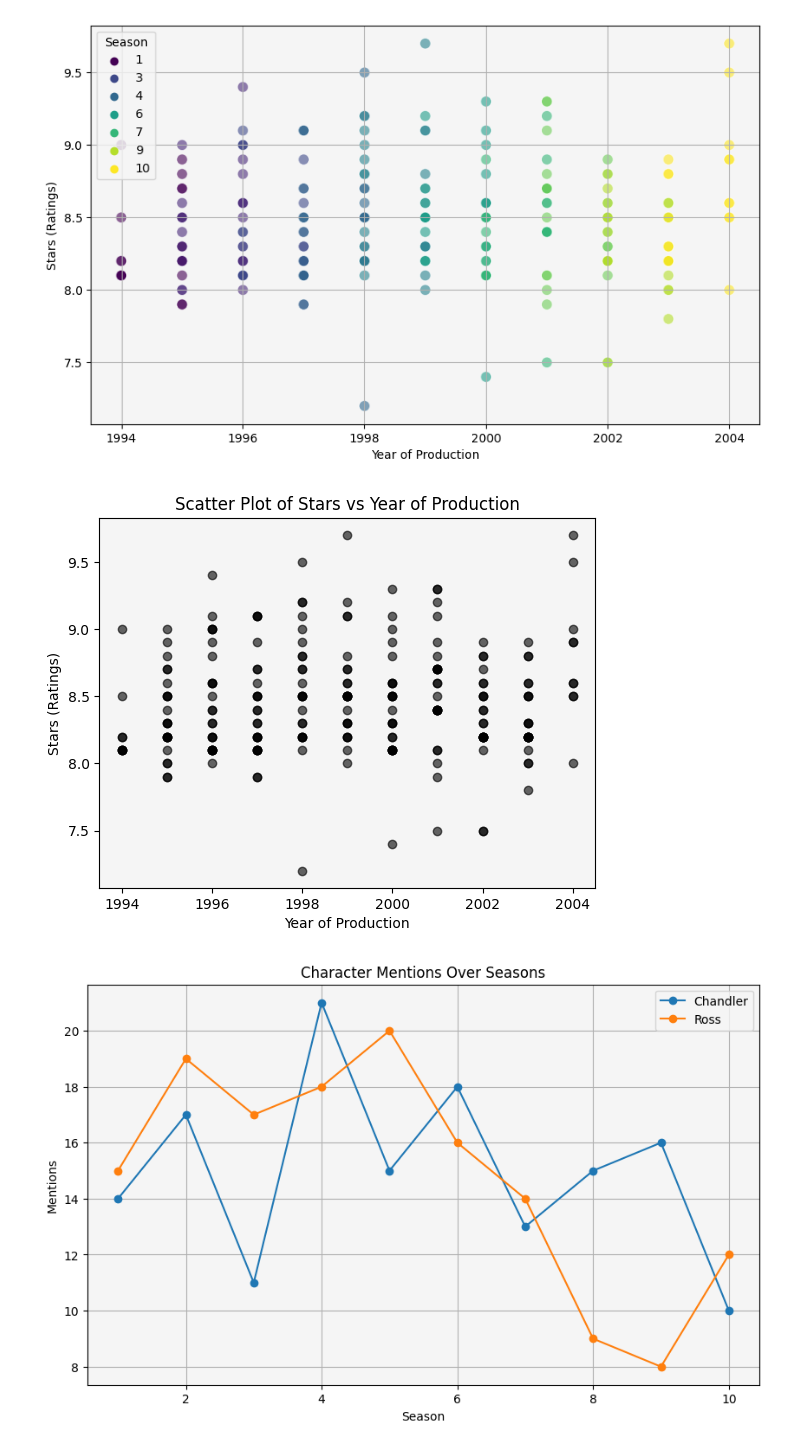
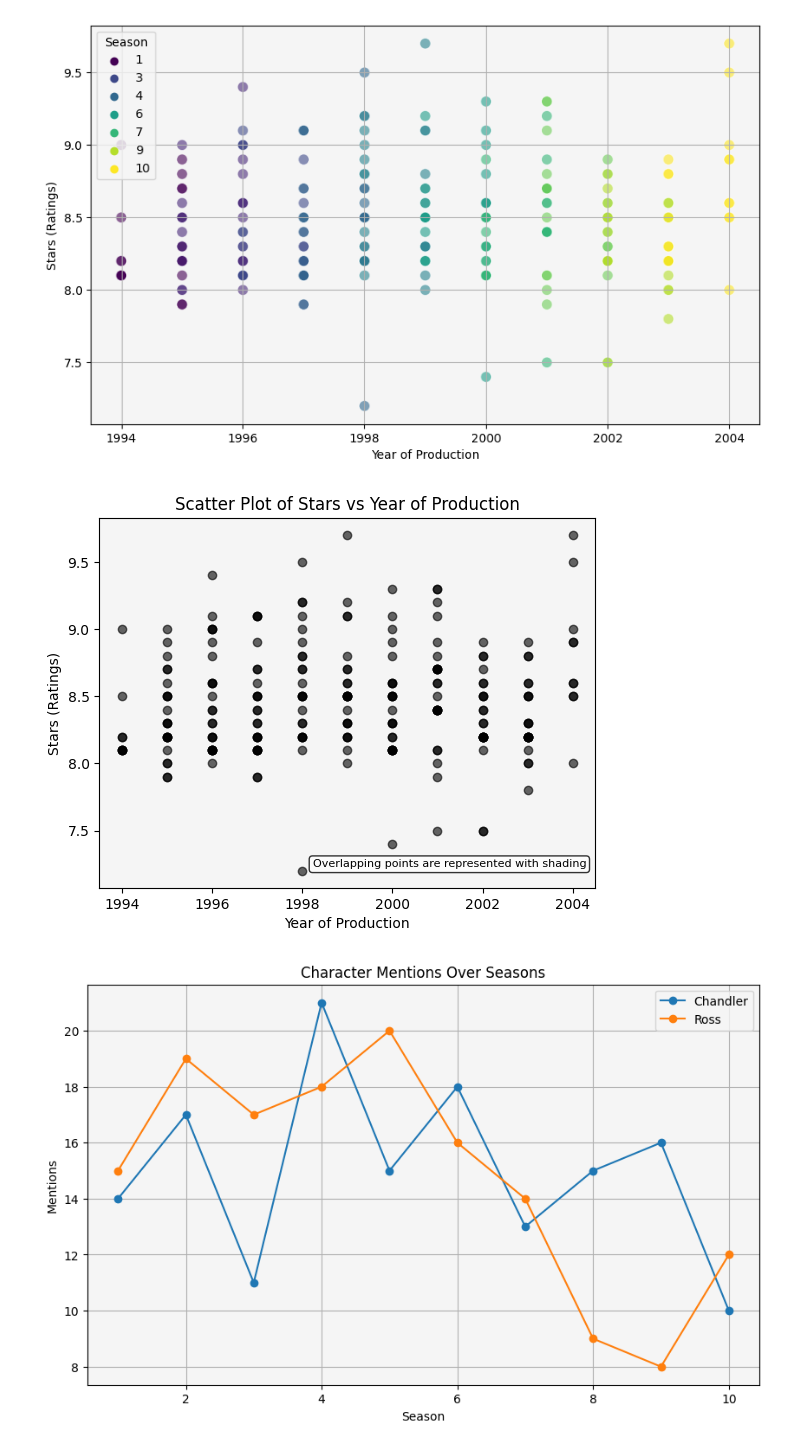
Before and after one commit to AidenAR/DSC-Fall23, a Jupyter notebook: notebook378a861fd9.ipynb, the cells around one changed output. Drawn from its saved outputs; the diff is of its cells as text; code cells hidden in the pictures.

```diff
--- a/notebook378a861fd9.ipynb
+++ b/notebook378a861fd9.ipynb
@@ -393,19 +393,24 @@ plt.show()
 # %%
 
 
 # Extracting relevant columns
 stars = data['Stars']
 year_of_prod = data['Year_of_prod']
 
 # Creating a scatter plot
 plt.figure(facecolor='white')
 plt.scatter(year_of_prod, stars, alpha=0.6, c="black")
 plt.title('Scatter Plot of Stars vs Year of Production')
 plt.xlabel('Year of Production')
 plt.ylabel('Stars (Ratings)')
+
+# Add a note about overlapping points
+plt.text(0.43, 0.05, 'Overlapping points are represented with shading', transform=plt.gca().transAxes,
+         fontsize=8, color='black', ha='left', va='bottom', bbox=dict(boxstyle='round', facecolor='white', alpha=0.8))
+
 plt.show()
 # %% [output]
-[figure, old version]
+[figure, new version]
 # %%
 import pandas as pd
 import matplotlib.pyplot as plt
```
Also changed, not shown: parts of 6 cells of this notebook.
